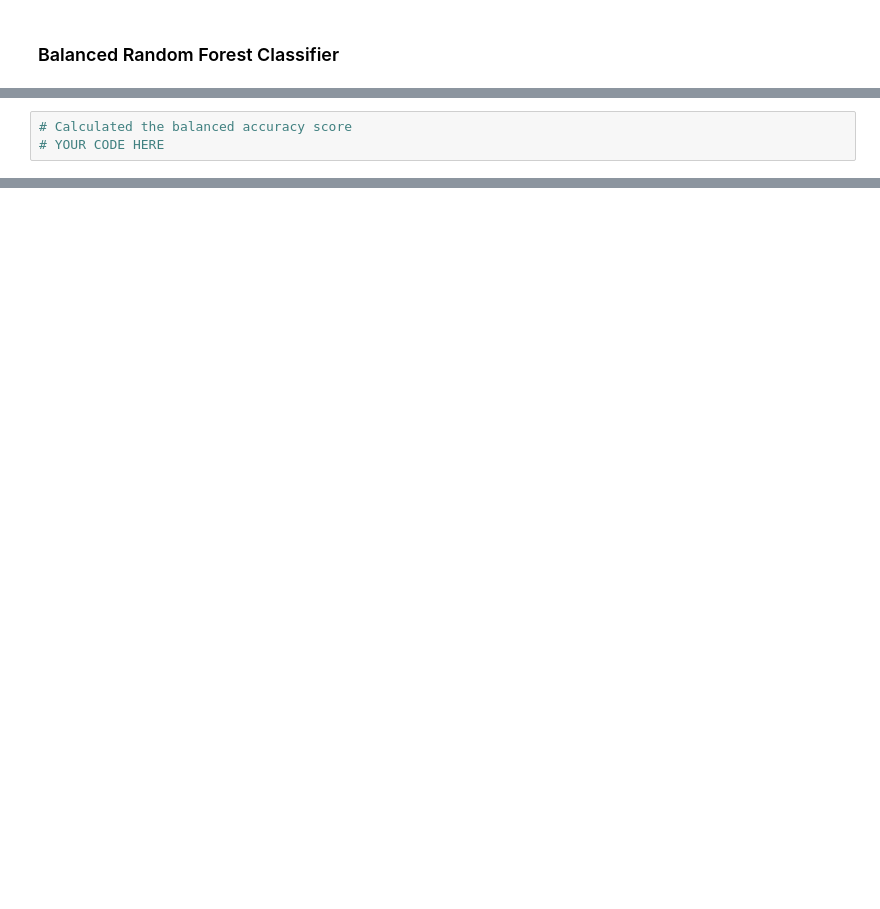
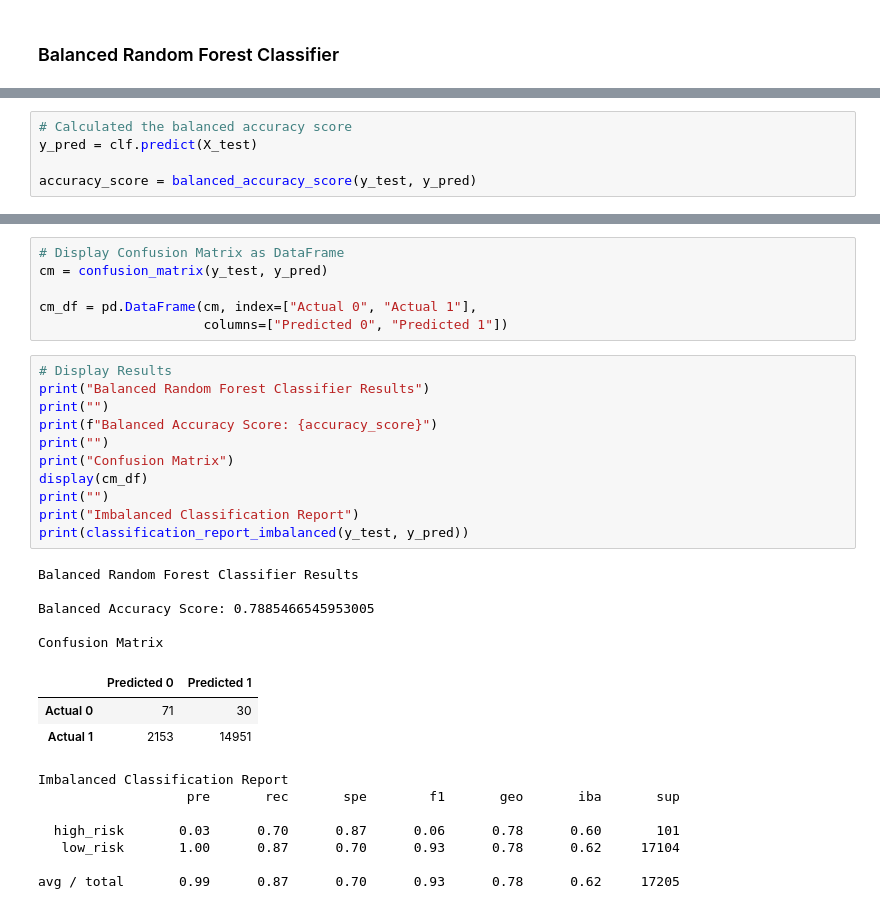
Before and after one commit to rkaysen63/Credit_Risk_Analysis, a Jupyter notebook: Resources/credit_risk_ensemble.ipynb, the cells around one changed output, grey strips where cells are left out. Drawn from its saved outputs; the diff is of its cells as text; blank space fills up the shorter version.

```diff
--- a/Resources/credit_risk_ensemble.ipynb
+++ b/Resources/credit_risk_ensemble.ipynb
@@ -145,4 +147,6 @@ Note: Use a random state of 1 for each algorithm to ensure consistency between t
 BalancedRandomForestClassifier(random_state=1)
 # %%
 # Calculated the balanced accuracy score
-# YOUR CODE HERE
+y_pred = clf.predict(X_test)
+
+accuracy_score = balanced_accuracy_score(y_test, y_pred)
@@ -187,0 +153,33 @@ debt_settlement_flag_N: (0.0)
+# %%
+# Display Confusion Matrix as DataFrame
+cm = confusion_matrix(y_test, y_pred)
+
+cm_df = pd.DataFrame(cm, index=["Actual 0", "Actual 1"],
+                     columns=["Predicted 0", "Predicted 1"])
+# %%
+# Display Results
+print("Balanced Random Forest Classifier Results")
+print("")
+print(f"Balanced Accuracy Score: {accuracy_score}")
+print("")
+print("Confusion Matrix")
+display(cm_df)
+print("")
+print("Imbalanced Classification Report")
+print(classification_report_imbalanced(y_test, y_pred))
+# %% [output]
+Balanced Random Forest Classifier Results
+
+Balanced Accuracy Score: 0.7885466545953005
+
+Confusion Matrix
+|  | Predicted 0 | Predicted 1 |
+| Actual 0 | 71 | 30 |
+| Actual 1 | 2153 | 14951 |
+Imbalanced Classification Report
+                   pre       rec       spe        f1       geo       iba       sup
+
+  high_risk       0.03      0.70      0.87      0.06      0.78      0.60       101
+   low_risk       1.00      0.87      0.70      0.93      0.78      0.62     17104
+
+avg / total       0.99      0.87      0.70      0.93      0.78      0.62     17205
```
Also changed, not shown: parts of 16 cells of this notebook, 1 other file.
